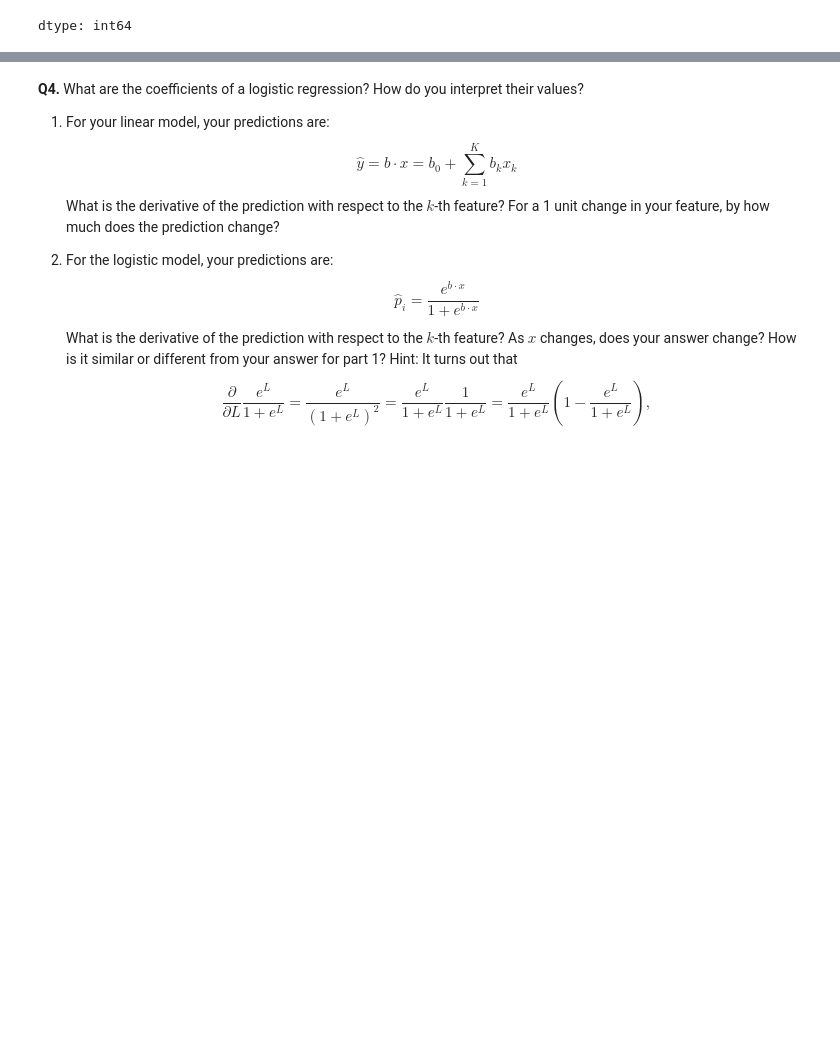
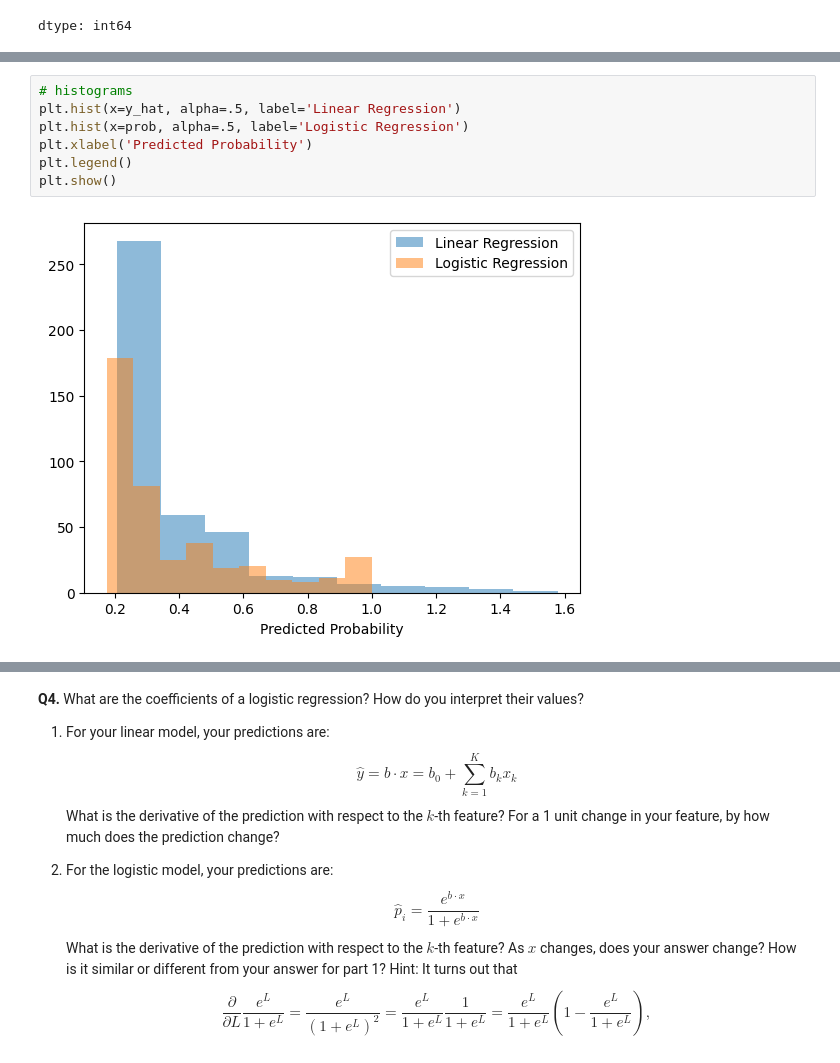
Before and after one commit to AngelikaBaloy/undergrad_ml_assignments, a Jupyter notebook: 05_assignment_glm.ipynb, the cells around one changed output, grey strips where cells are left out. Cells and saved outputs as stored; diff of their text form; blank space fills up the shorter version.

```diff
--- a/05_assignment_glm.ipynb
+++ b/05_assignment_glm.ipynb
@@ -307,0 +450,9 @@ ValueError: could not convert string to float: 'Y'
+# %%
+# histograms
+plt.hist(x=y_hat, alpha=.5, label='Linear Regression')
+plt.hist(x=prob, alpha=.5, label='Logistic Regression')
+plt.xlabel('Predicted Probability')
+plt.legend()
+plt.show()
+# %% [output]
+[figure, added]
```
Also changed, not shown: parts of 14 cells of this notebook.
